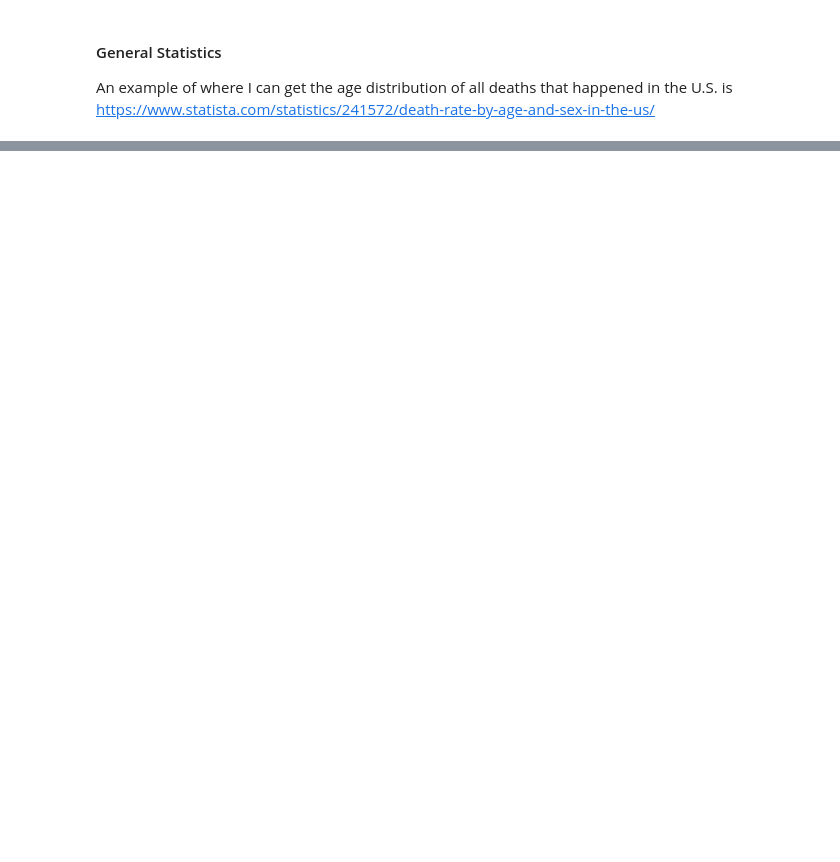
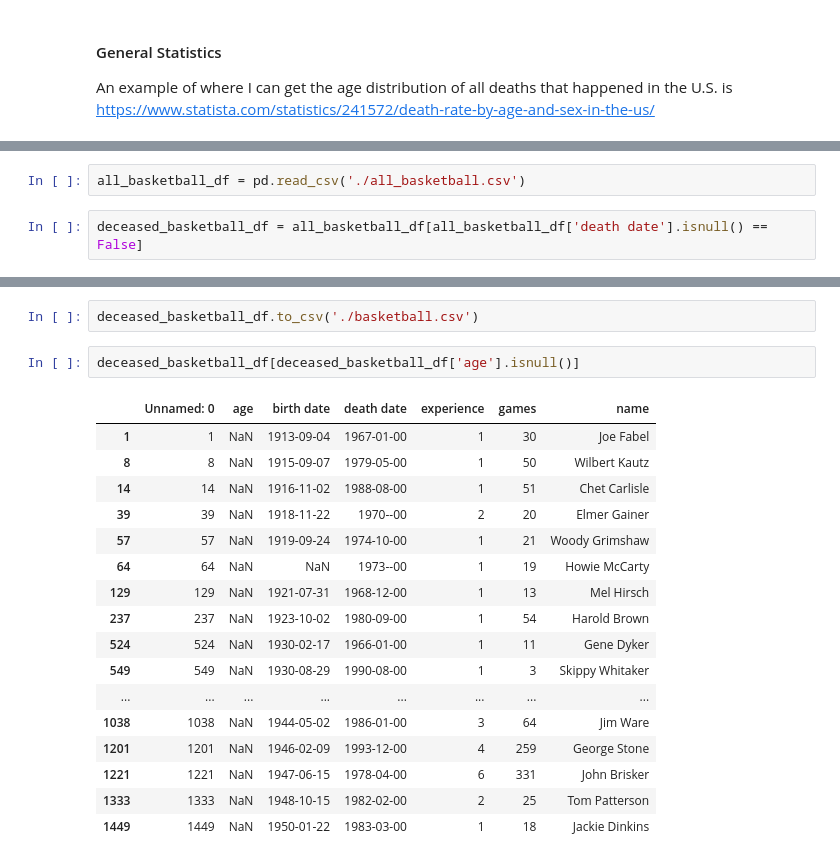
Before and after one commit to erichkuo/capstone, a Jupyter notebook: Vital Statistics of Pro Athletes.ipynb, the cells around one changed output, grey strips where cells are left out. Cells and saved outputs as stored; diff of their text form; blank space fills up the shorter version.

```diff
--- a/Vital Statistics of Pro Athletes.ipynb
+++ b/Vital Statistics of Pro Athletes.ipynb
@@ -31,0 +493,4 @@ https://www.statista.com/statistics/241572/death-rate-by-age-and-sex-in-the-us/
+# %%
+all_basketball_df = pd.read_csv('./all_basketball.csv')
+# %%
+deceased_basketball_df = all_basketball_df[all_basketball_df['death date'].isnull() == False]
@@ -31,0 +506,22 @@ https://www.statista.com/statistics/241572/death-rate-by-age-and-sex-in-the-us/
+# %%
+deceased_basketball_df.to_csv('./basketball.csv')
+# %%
+deceased_basketball_df[deceased_basketball_df['age'].isnull()]
+# %% [output]
+|  | Unnamed: 0 | age | birth date | death date | experience | games | name |
+| 1 | 1 | NaN | 1913-09-04 | 1967-01-00 | 1 | 30 | Joe Fabel |
+| 8 | 8 | NaN | 1915-09-07 | 1979-05-00 | 1 | 50 | Wilbert Kautz |
+| 14 | 14 | NaN | 1916-11-02 | 1988-08-00 | 1 | 51 | Chet Carlisle |
+| 39 | 39 | NaN | 1918-11-22 | 1970--00 | 2 | 20 | Elmer Gainer |
+| 57 | 57 | NaN | 1919-09-24 | 1974-10-00 | 1 | 21 | Woody Grimshaw |
+| 64 | 64 | NaN | NaN | 1973--00 | 1 | 19 | Howie McCarty |
+| 129 | 129 | NaN | 1921-07-31 | 1968-12-00 | 1 | 13 | Mel Hirsch |
+| 237 | 237 | NaN | 1923-10-02 | 1980-09-00 | 1 | 54 | Harold Brown |
+| 524 | 524 | NaN | 1930-02-17 | 1966-01-00 | 1 | 11 | Gene Dyker |
+| 549 | 549 | NaN | 1930-08-29 | 1990-08-00 | 1 | 3 | Skippy Whitaker |
+| ... | ... | ... | ... | ... | ... | ... | ... |
+| 1038 | 1038 | NaN | 1944-05-02 | 1986-01-00 | 3 | 64 | Jim Ware |
+| 1201 | 1201 | NaN | 1946-02-09 | 1993-12-00 | 4 | 259 | George Stone |
+| 1221 | 1221 | NaN | 1947-06-15 | 1978-04-00 | 6 | 331 | John Brisker |
+| 1333 | 1333 | NaN | 1948-10-15 | 1982-02-00 | 2 | 25 | Tom Patterson |
+| 1449 | 1449 | NaN | 1950-01-22 | 1983-03-00 | 1 | 18 | Jackie Dinkins |
```
Also changed, not shown: parts of 45 cells of this notebook.
